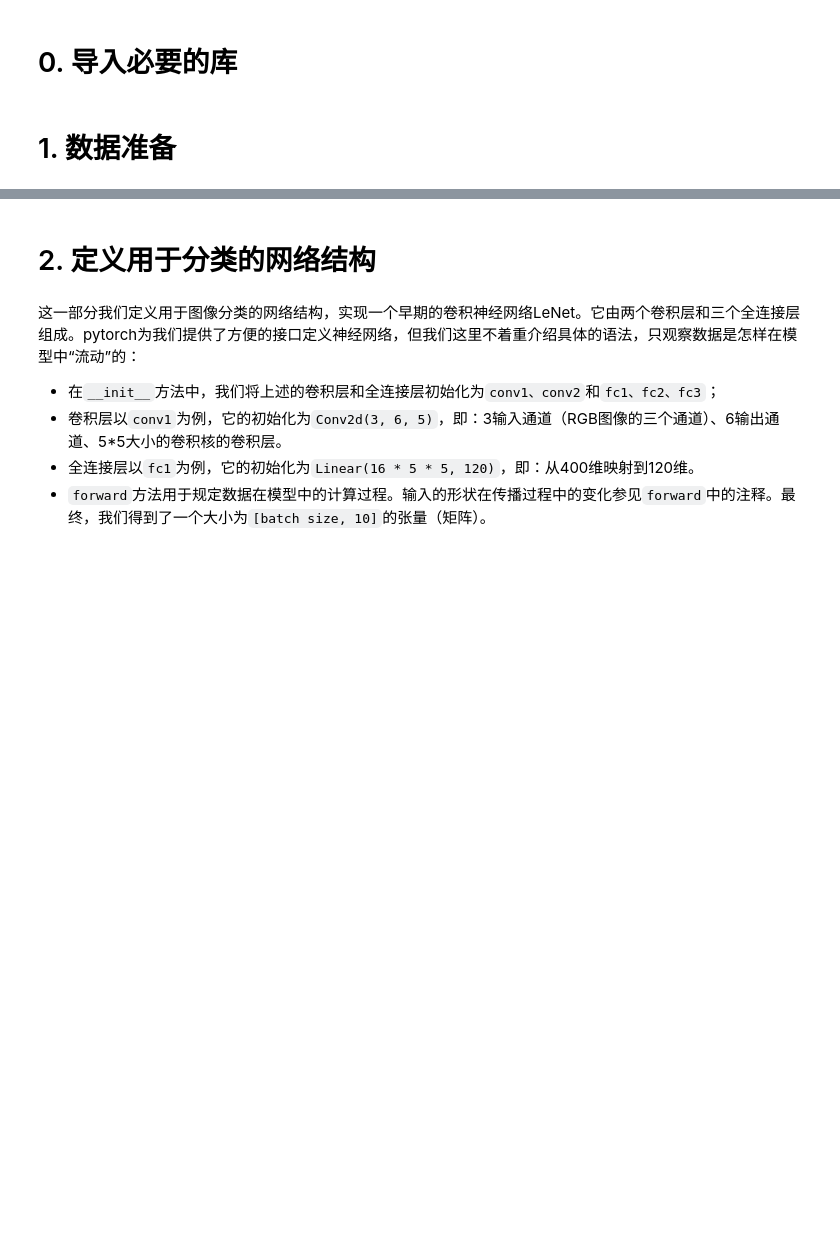
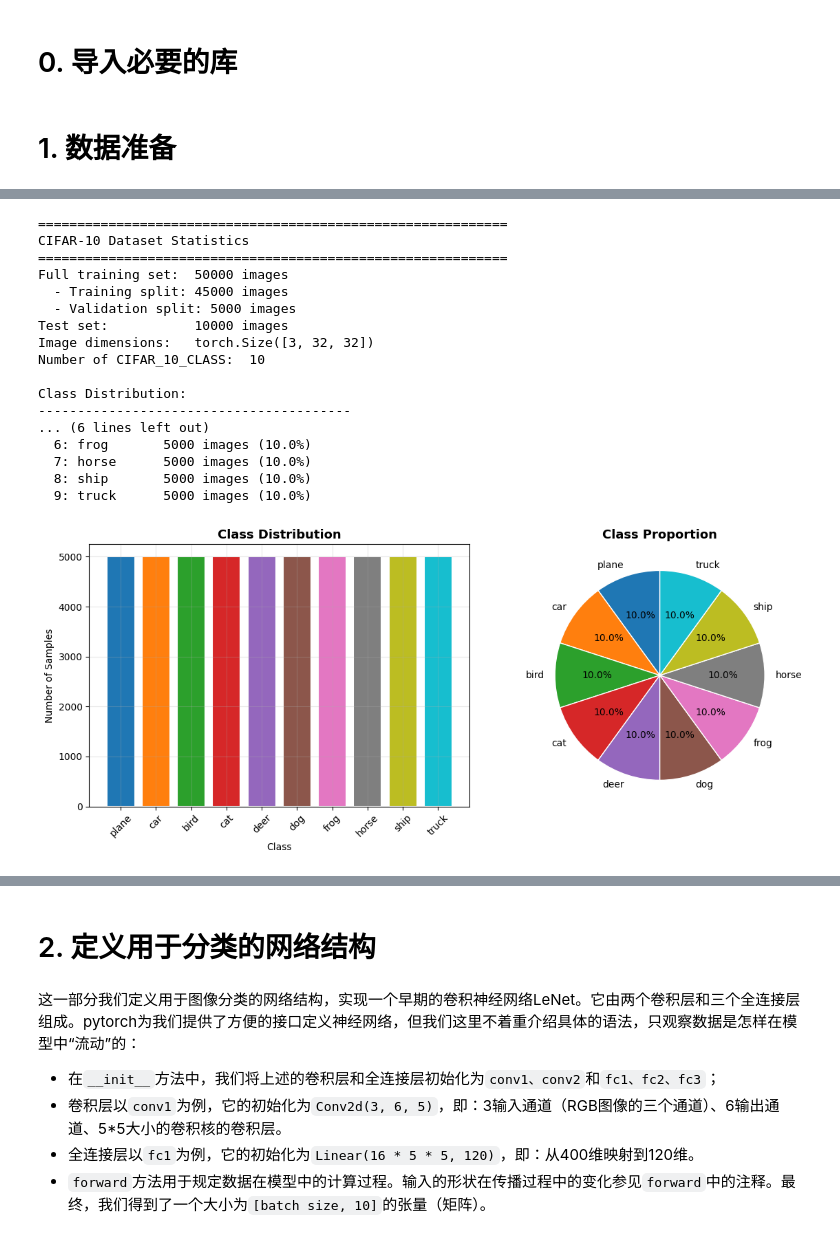
Before and after one commit to Snivallus/Introduction-to-AI-Project-01, a Jupyter notebook: project.ipynb, the cells around one changed output, grey strips where cells are left out. Drawn from its saved outputs; the diff is of its cells as text; code cells hidden in the pictures; blank space fills up the shorter version.

```diff
--- a/project.ipynb
+++ b/project.ipynb
@@ -95,7 +100,7 @@ import matplotlib.pyplot as plt
 from pathlib import Path
 FIGURE_DIR = Path('figures')
 FIGURE_DIR.mkdir(parents=True, exist_ok=True)
-save_path = FIGURE_DIR / 'data_exploration_class_distribution.png'
+save_path = FIGURE_DIR / 'data_exploration_class_distribution.pdf'
 
 # Collect labels from the full training set
 train_labels = [full_trainset[i][1] for i in range(len(full_trainset))]
@@ -106,33 +111,52 @@ print("CIFAR-10 Dataset Statistics")
 print("=" * 60)
 print(f"Full training set:  {len(full_trainset):>5} images")
 print(f"  - Training split: {len(trainset):>5} images")
 print(f"  - Validation split:{len(valset):>5} images")
 print(f"Test set:           {len(testset):>5} images")
 print(f"Image dimensions:   {full_trainset[0][0].shape}")
 print(f"Number of CIFAR_10_CLASS:  {len(CIFAR_10_CLASS)}")
 print()
 print("Class Distribution:")
 print("-" * 40)
 for i, (cls, count) in enumerate(zip(CIFAR_10_CLASS, class_counts)):
     print(f"  {i}: {cls:<8s}  {count:>5} images ({100 * count / len(full_trainset):.1f}%)")
 
 # Visualize
 fig, (ax1, ax2) = plt.subplots(1, 2, figsize=(12, 5))
 colors = plt.cm.tab10(np.arange(10))
 
 ax1.bar(CIFAR_10_CLASS, class_counts, color=colors, edgecolor='white', linewidth=1.5)
 ax1.set_title('Class Distribution', fontsize=13, fontweight='bold')
 ax1.set_xlabel('Class')
 ax1.set_ylabel('Number of Samples')
 ax1.tick_params(axis='x', rotation=45)
 ax1.grid(True, alpha=0.3)
 
 ax2.pie(class_counts, labels=CIFAR_10_CLASS, autopct='%1.1f%%', colors=colors,
         startangle=90, wedgeprops={'edgecolor': 'white', 'linewidth': 1})
 ax2.set_title('Class Proportion', fontsize=13, fontweight='bold')
 
 plt.tight_layout()
-plt.savefig(save_path, dpi=150, bbox_inches='tight')
+plt.savefig(save_path, dpi=300, bbox_inches='tight')
 plt.show()
+# %% [output]
+============================================================
+CIFAR-10 Dataset Statistics
+============================================================
+Full training set:  50000 images
+  - Training split: 45000 images
+  - Validation split: 5000 images
+Test set:           10000 images
+Image dimensions:   torch.Size([3, 32, 32])
+Number of CIFAR_10_CLASS:  10
+
+Class Distribution:
+----------------------------------------
+... (6 lines left out)
+  6: frog       5000 images (10.0%)
+  7: horse      5000 images (10.0%)
+  8: ship       5000 images (10.0%)
+  9: truck      5000 images (10.0%)
+[figure, added]
 # %%
 # Data Exploration: Sample Grid from Each Class
```
Also changed, not shown: parts of 9 cells of this notebook, 7 other files.
